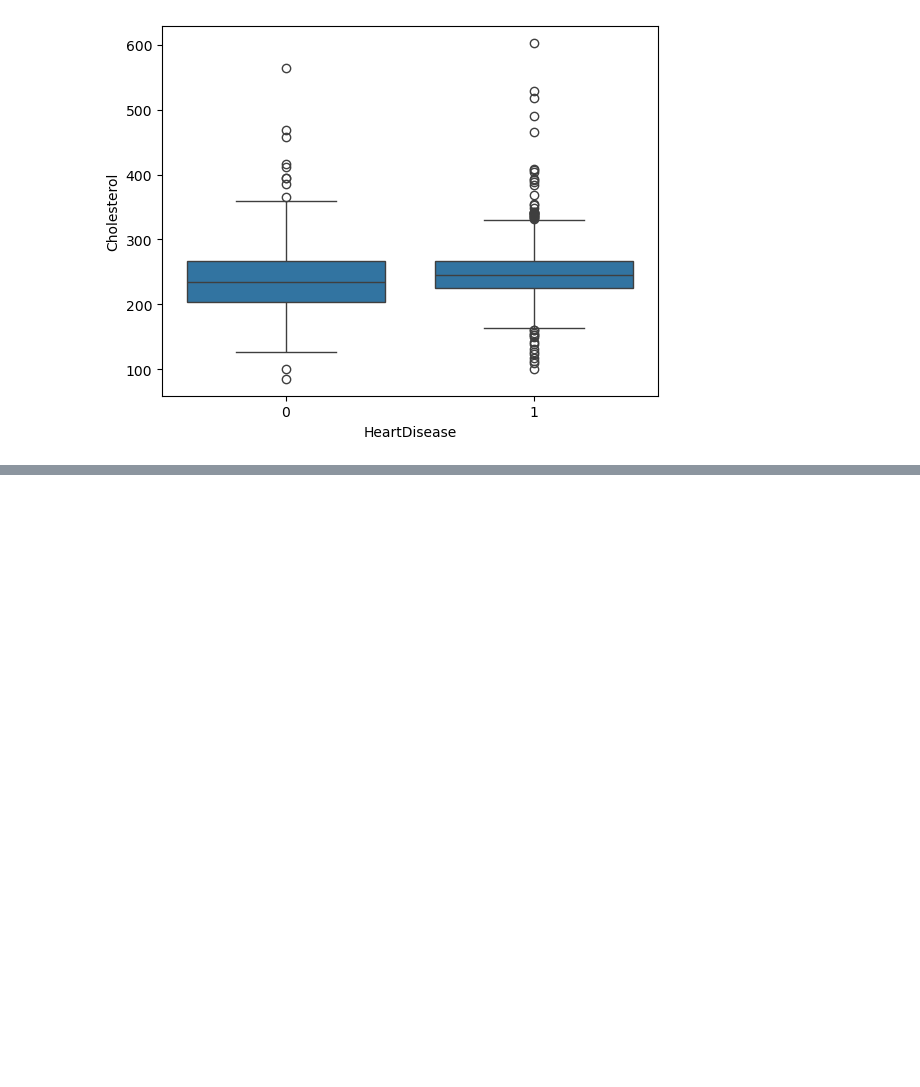
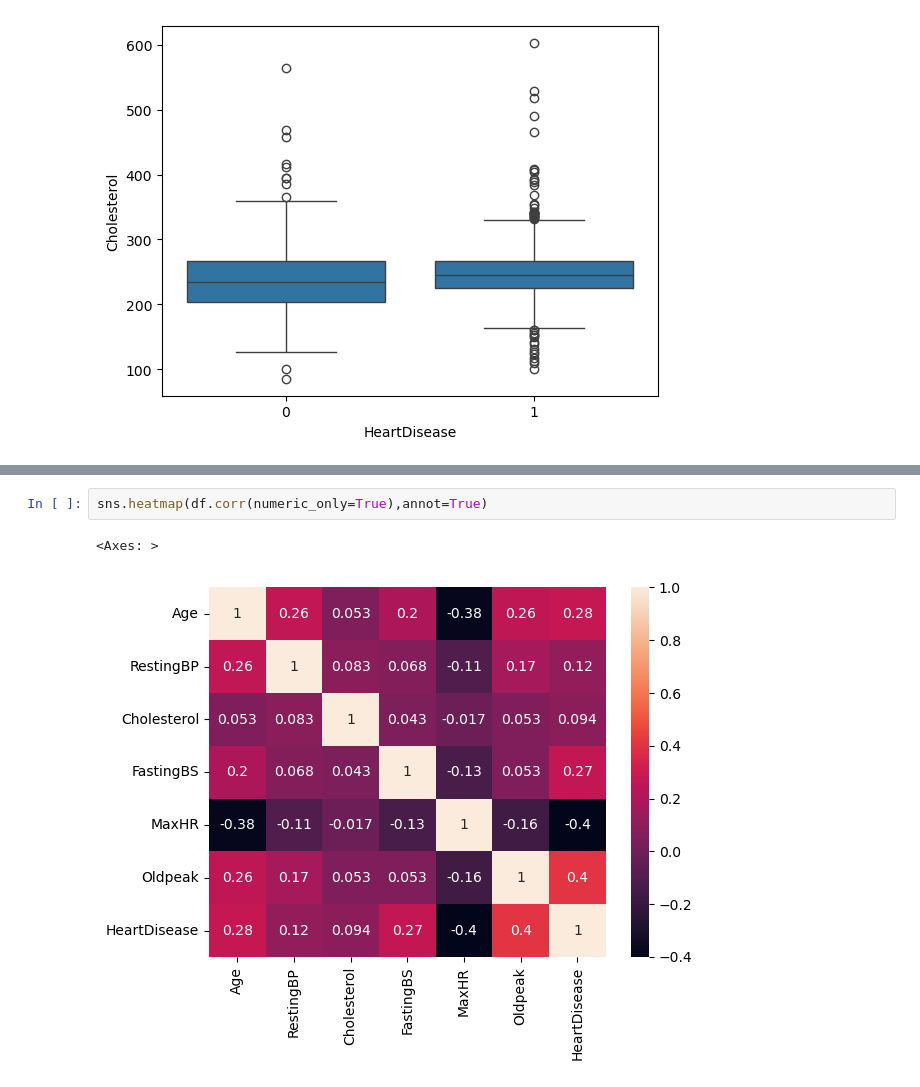
Before and after one commit to mansiyadav20/insurance-EDA, a Jupyter notebook: heart/heart.ipynb, the cells around one changed output, grey strips where cells are left out. Cells and saved outputs as stored; diff of their text form; blank space fills up the shorter version.

```diff
--- a/heart/heart.ipynb
+++ b/heart/heart.ipynb
@@ -193,0 +225,5 @@ sns.boxplot(x="HeartDisease" , y="Cholesterol" ,data=df)
+# %%
+sns.heatmap(df.corr(numeric_only=True),annot=True)
+# %% [output]
+<Axes: >
+[figure, added]
```
Also changed, not shown: parts of 7 cells of this notebook, 1 other file.
